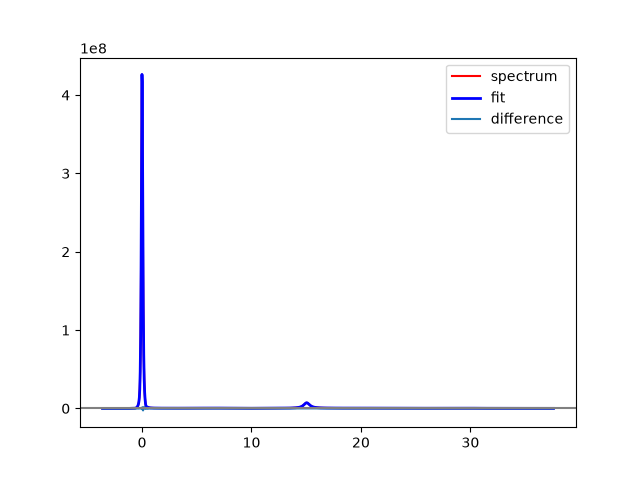
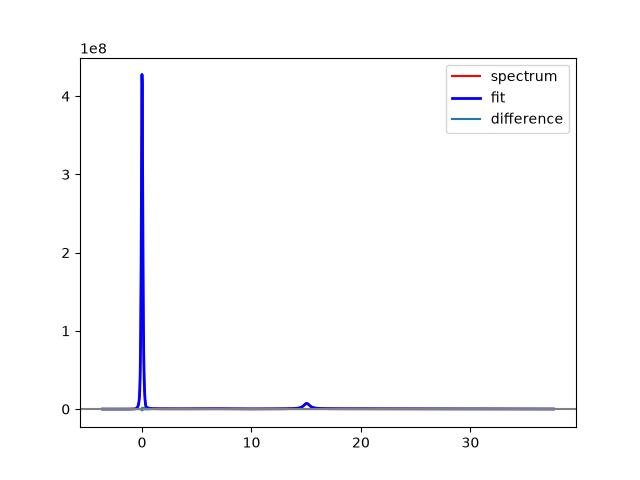
The change to this notebook cell's code, shown as a diff; its figure went from the first image to the second:
--- before
+++ after
@@ -9,3 +9,4 @@
 plt.plot(energy_scale, spectrum-peak_model-subtracted, label='difference')
 plt.axhline(0, c='gray')
-plt.legend();
+plt.legend()
+plt.show();

Commit: update